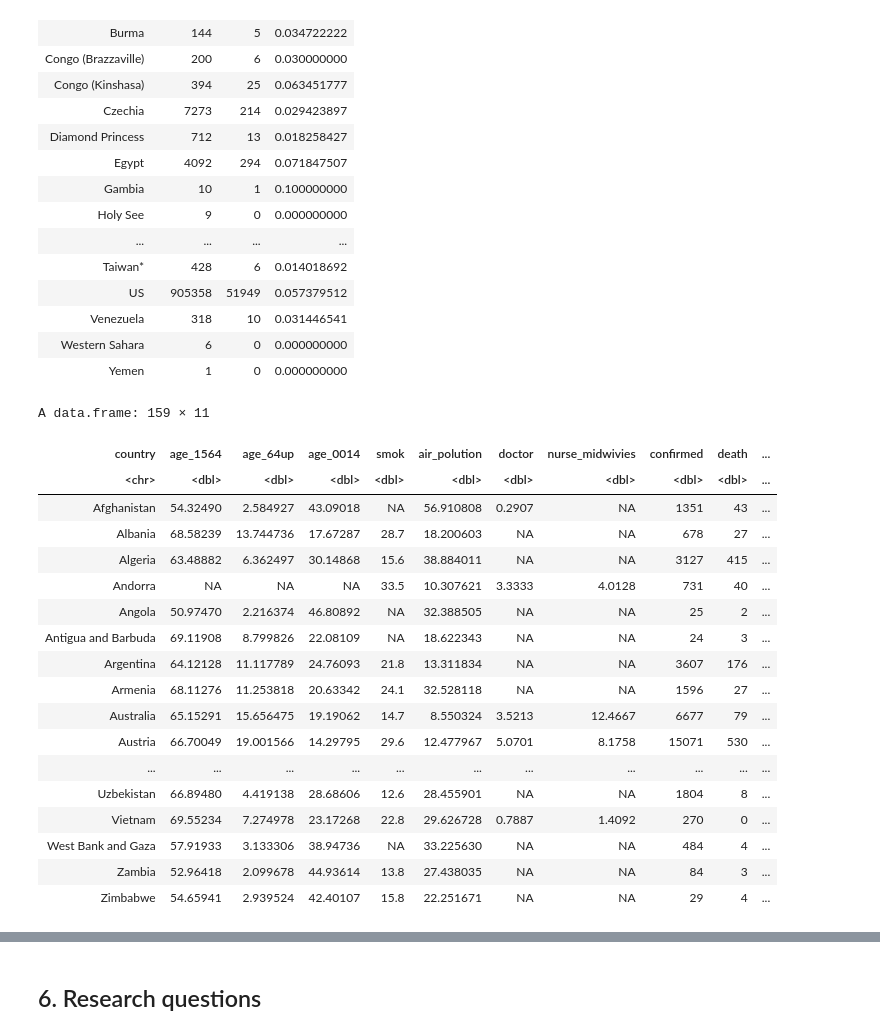
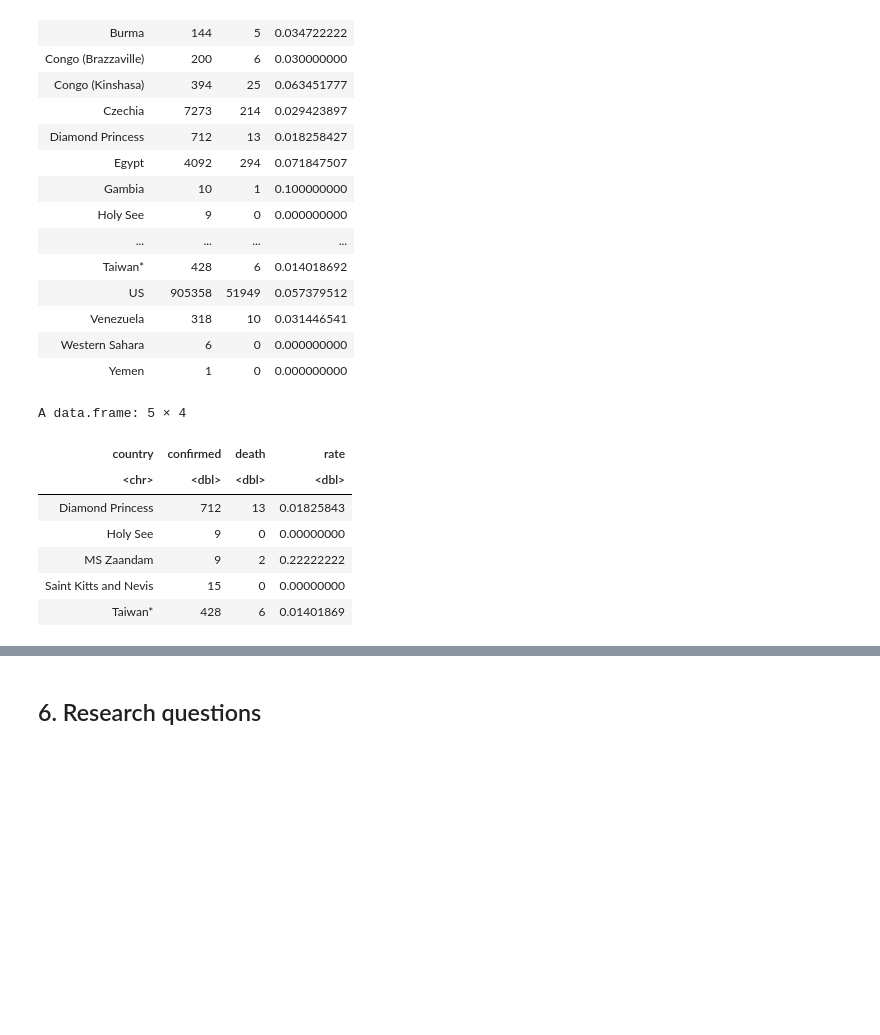
Before and after one commit to flizhou/age_effects_on_COVID-19, a Jupyter notebook: scripts/eda.ipynb, the cells around one changed output, grey strips where cells are left out. Drawn from its saved outputs; the diff is of its cells as text; code cells hidden in the pictures; blank space fills up the shorter version.

```diff
--- a/scripts/eda.ipynb
+++ b/scripts/eda.ipynb
@@ -185,22 +213,14 @@ A data.frame: 26 × 4
+# %%
+covid19 %>%
+    filter(!country %in% country_data$country)
+# %% [output]
+A data.frame: 5 × 4
+| country | confirmed | death | rate |
+| <chr> | <dbl> | <dbl> | <dbl> |
+| Diamond Princess | 712 | 13 | 0.01825843 |
+| Holy See | 9 | 0 | 0.00000000 |
+| MS Zaandam | 9 | 2 | 0.22222222 |
+| Saint Kitts and Nevis | 15 | 0 | 0.00000000 |
+| Taiwan* | 428 | 6 | 0.01401869 |
 # %%
-merge(country_data, covid19, by = "country")
+data <- merge(country_data, covid19, by = "country")
-# %% [output]
-A data.frame: 159 × 11
-| country | age_1564 | age_64up | age_0014 | smok | air_polution | doctor | nurse_midwivies | confirmed | death | ... |
-| <chr> | <dbl> | <dbl> | <dbl> | <dbl> | <dbl> | <dbl> | <dbl> | <dbl> | <dbl> | ... |
-| Afghanistan | 54.32490 | 2.584927 | 43.09018 | NA | 56.910808 | 0.2907 | NA | 1351 | 43 | ... |
-| Albania | 68.58239 | 13.744736 | 17.67287 | 28.7 | 18.200603 | NA | NA | 678 | 27 | ... |
-| Algeria | 63.48882 | 6.362497 | 30.14868 | 15.6 | 38.884011 | NA | NA | 3127 | 415 | ... |
-| Andorra | NA | NA | NA | 33.5 | 10.307621 | 3.3333 | 4.0128 | 731 | 40 | ... |
-| Angola | 50.97470 | 2.216374 | 46.80892 | NA | 32.388505 | NA | NA | 25 | 2 | ... |
-| Antigua and Barbuda | 69.11908 | 8.799826 | 22.08109 | NA | 18.622343 | NA | NA | 24 | 3 | ... |
-| Argentina | 64.12128 | 11.117789 | 24.76093 | 21.8 | 13.311834 | NA | NA | 3607 | 176 | ... |
-| Armenia | 68.11276 | 11.253818 | 20.63342 | 24.1 | 32.528118 | NA | NA | 1596 | 27 | ... |
-| Australia | 65.15291 | 15.656475 | 19.19062 | 14.7 | 8.550324 | 3.5213 | 12.4667 | 6677 | 79 | ... |
-| Austria | 66.70049 | 19.001566 | 14.29795 | 29.6 | 12.477967 | 5.0701 | 8.1758 | 15071 | 530 | ... |
-| ... | ... | ... | ... | ... | ... | ... | ... | ... | ... | ... |
-| Uzbekistan | 66.89480 | 4.419138 | 28.68606 | 12.6 | 28.455901 | NA | NA | 1804 | 8 | ... |
-| Vietnam | 69.55234 | 7.274978 | 23.17268 | 22.8 | 29.626728 | 0.7887 | 1.4092 | 270 | 0 | ... |
-| West Bank and Gaza | 57.91933 | 3.133306 | 38.94736 | NA | 33.225630 | NA | NA | 484 | 4 | ... |
-| Zambia | 52.96418 | 2.099678 | 44.93614 | 13.8 | 27.438035 | NA | NA | 84 | 3 | ... |
-| Zimbabwe | 54.65941 | 2.939524 | 42.40107 | 15.8 | 22.251671 | NA | NA | 29 | 4 | ... |
```
Also changed, not shown: parts of 4 cells of this notebook, 1 other file.
